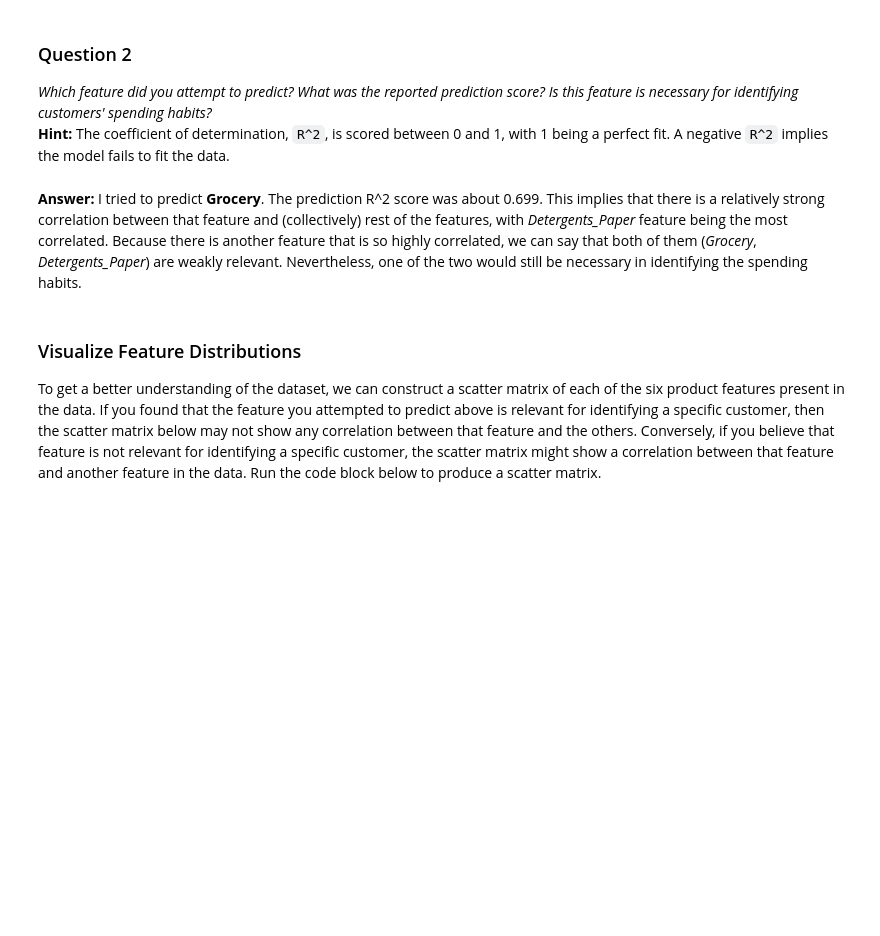
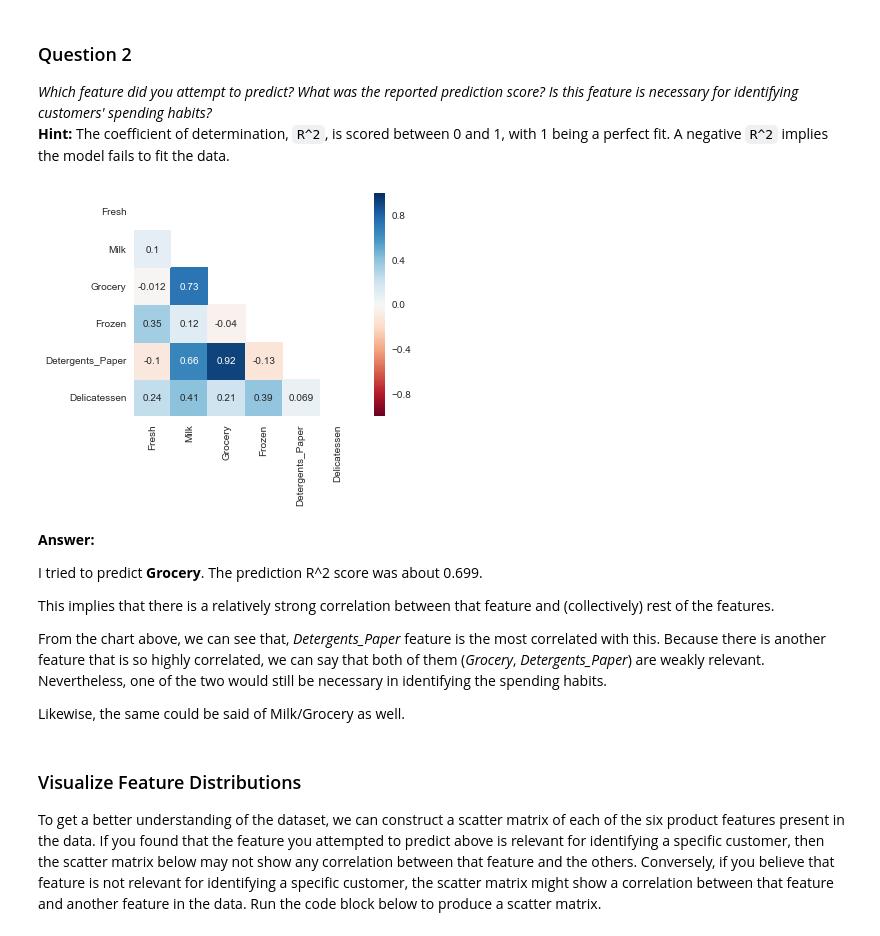
Before and after one commit to aranair/udacity-machine-learning-engineer, a Jupyter notebook: creating_customer_segments/customer_segments.ipynb, the cells around one changed output. Cells and saved outputs as stored; diff of their text form; code cells hidden in the pictures; blank space fills up the shorter version.

```diff
--- a/creating_customer_segments/customer_segments.ipynb
+++ b/creating_customer_segments/customer_segments.ipynb
@@ -148,8 +182,25 @@ print score
 ### Question 2
 *Which feature did you attempt to predict? What was the reported prediction score? Is this feature is necessary for identifying customers' spending habits?*
 **Hint:** The coefficient of determination, `R^2`, is scored between 0 and 1, with 1 being a perfect fit. A negative `R^2` implies the model fails to fit the data.
+# %%
+import seaborn as sns
+corr = data.corr()
+mask = np.zeros_like(corr)
+mask[np.triu_indices_from(mask)] = True
+with sns.axes_style("white"):
+    ax = sns.heatmap(corr, mask=mask, square=True, annot=True, cmap='RdBu')
+# %% [output]
+[figure, added]
 # %% [markdown]
-**Answer:** I tried to predict **Grocery**. The prediction R^2 score was about 0.699. This implies that there is a relatively strong correlation between that feature and (collectively) rest of the features, with *Detergents_Paper* feature being the most correlated. Because there is another feature that is so highly correlated, we can say that both of them (*Grocery*, *Detergents_Paper*) are weakly relevant. Nevertheless, one of the two would still be necessary in identifying the spending habits.
+**Answer:**
+
+I tried to predict **Grocery**. The prediction R^2 score was about 0.699.
+
+This implies that there is a relatively strong correlation between that feature and (collectively) rest of the features.
+
+From the chart above, we can see that, *Detergents_Paper* feature is the most correlated with this. Because there is another feature that is so highly correlated, we can say that both of them (*Grocery*, *Detergents_Paper*) are weakly relevant. Nevertheless, one of the two would still be necessary in identifying the spending habits.
+
+Likewise, the same could be said of Milk/Grocery as well.
 # %% [markdown]
 ### Visualize Feature Distributions
 To get a better understanding of the dataset, we can construct a scatter matrix of each of the six product features present in the data. If you found that the feature you attempted to predict above is relevant for identifying a specific customer, then the scatter matrix below may not show any correlation between that feature and the others. Conversely, if you believe that feature is not relevant for identifying a specific customer, the scatter matrix might show a correlation between that feature and another feature in the data. Run the code block below to produce a scatter matrix.
```
Also changed, not shown: parts of 22 cells of this notebook, 1 other file.
